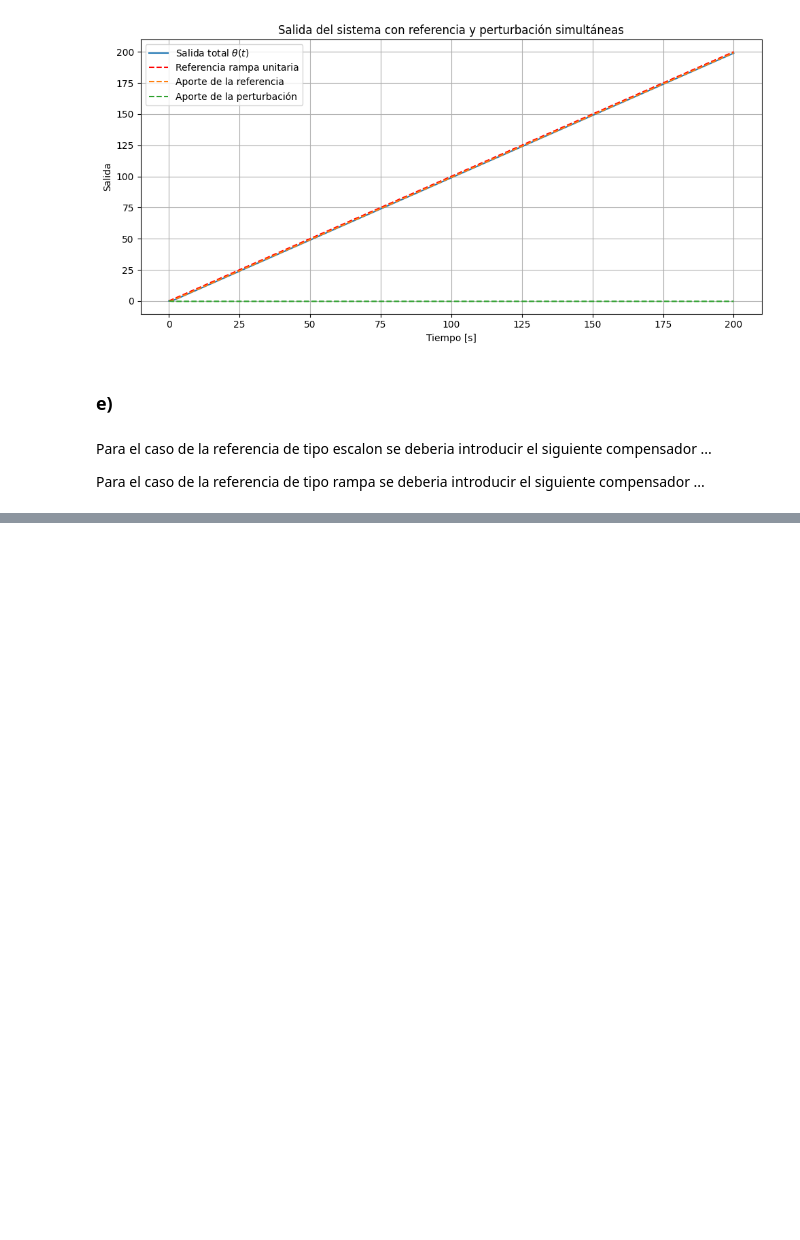
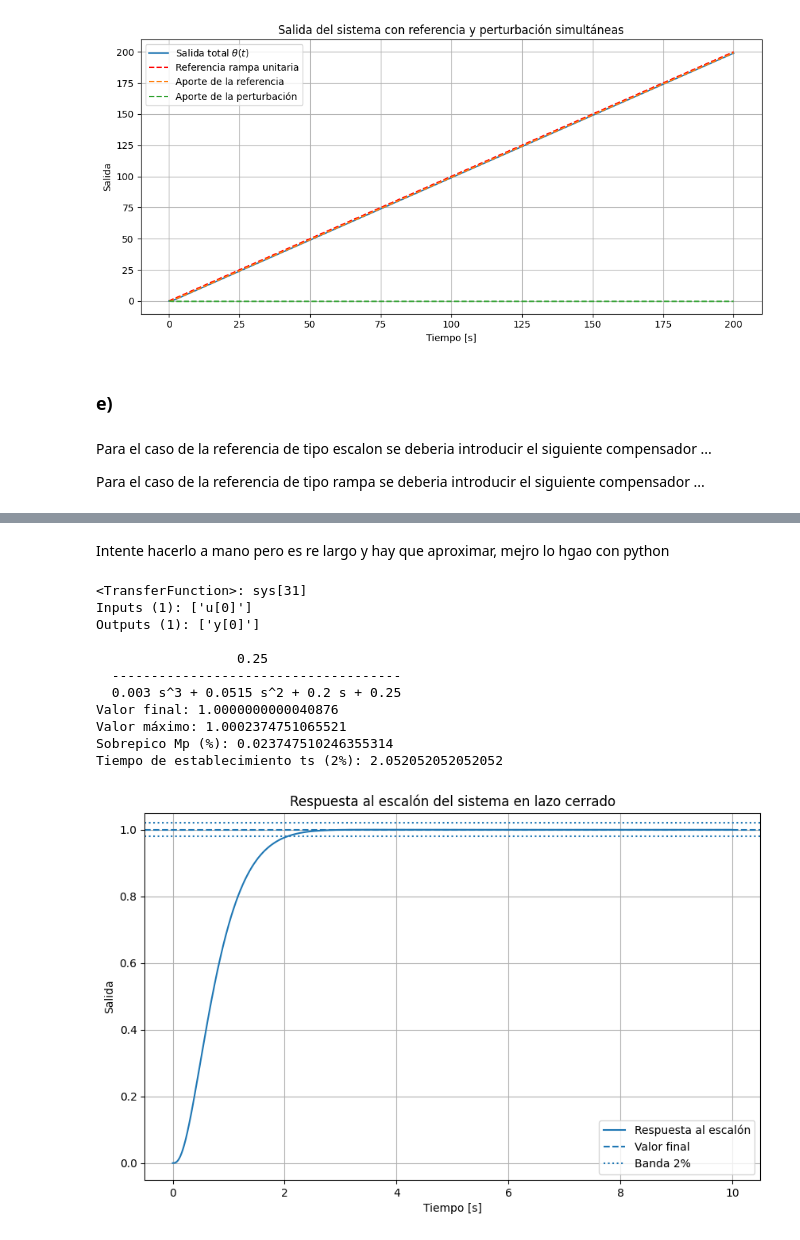
Before and after one commit to LucioLuque/Control-TP1, a Jupyter notebook: Untitled-1.ipynb, the cells around one changed output, grey strips where cells are left out. Cells and saved outputs as stored; diff of their text form; code cells hidden in the pictures; blank space fills up the shorter version.

```diff
--- a/Untitled-1.ipynb
+++ b/Untitled-1.ipynb
@@ -278,0 +322,74 @@ Para el caso de la referencia de tipo rampa se deberia introducir el siguiente c
+# %% [markdown]
+Intente hacerlo a mano pero es re largo y hay que aproximar, mejro lo hgao con python
+# %%
+import numpy as np
+import matplotlib.pyplot as plt
+import control as ctrl
+
+G = ctrl.TransferFunction([0.25], [0.003, 0.0515, 0.2, 0])
+T = ctrl.feedback(G, 1)
+print(T)
+
+t = np.linspace(0, 10, 1000)
+t, y = ctrl.step_response(T, T=t)
+
+y_ss = y[-1]
+print("Valor final:", y_ss)
+
+y_max = np.max(y)
+Mp = (y_max - y_ss) / y_ss * 100
+
+print("Valor máximo:", y_max)
+print("Sobrepico Mp (%):", Mp)
+
+upper = 1.02 * y_ss
+lower = 0.98 * y_ss
+
+outside = np.where((y < lower) | (y > upper))[0]
+
+if len(outside) == 0:
+    ts = 0
+else:
+    last_outside = outside[-1]
+    if last_outside == len(t) - 1:
+        print("No se puede determinar ts")
+    else:
+        ts = t[last_outside + 1]
+
+print("Tiempo de establecimiento ts (2%):", ts)
+
+plt.figure(figsize=(10,6))
+plt.plot(t, y, label='Respuesta al escalón')
+plt.axhline(y_ss, linestyle='--', label='Valor final')
+plt.axhline(upper, linestyle=':', label='Banda 2%')
+plt.axhline(lower, linestyle=':')
+plt.xlabel('Tiempo [s]')
+plt.ylabel('Salida')
+plt.title('Respuesta al escalón del sistema en lazo cerrado')
+plt.grid(True)
+plt.legend()
+plt.show()
+
+
+#Otra forma de hacerlo! mas rapida pero redondea!
+# import control as ctrl
+
+# G = ctrl.TransferFunction([0.25], [0.003, 0.0515, 0.2, 0])
+# T = ctrl.feedback(G, 1)
+# info = ctrl.step_info(T, SettlingTimeThreshold=0.02)
+# print(info)
+# print("ts =", info["SettlingTime"])
+# print("Mp =", info["Overshoot"])
+# %% [output]
+<TransferFunction>: sys[31]
+Inputs (1): ['u[0]']
+Outputs (1): ['y[0]']
+
+                  0.25
+  -------------------------------------
+  0.003 s^3 + 0.0515 s^2 + 0.2 s + 0.25
+Valor final: 1.0000000000040876
+Valor máximo: 1.0002374751065521
+Sobrepico Mp (%): 0.023747510246355314
+Tiempo de establecimiento ts (2%): 2.052052052052052
+[figure, added]
```
Also changed, not shown: parts of 10 cells of this notebook.
